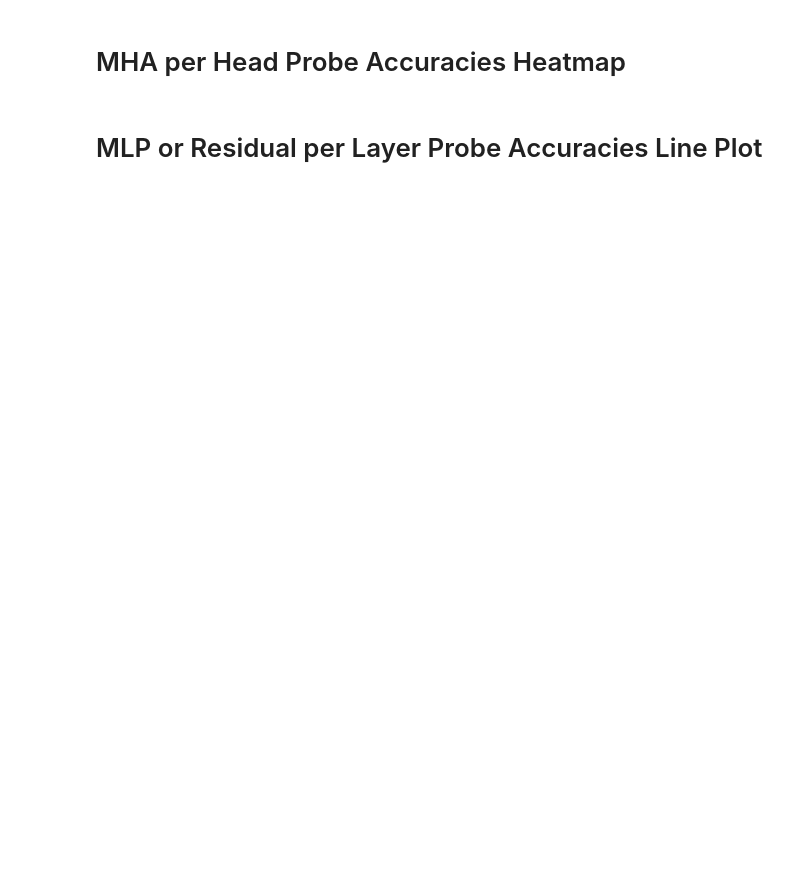
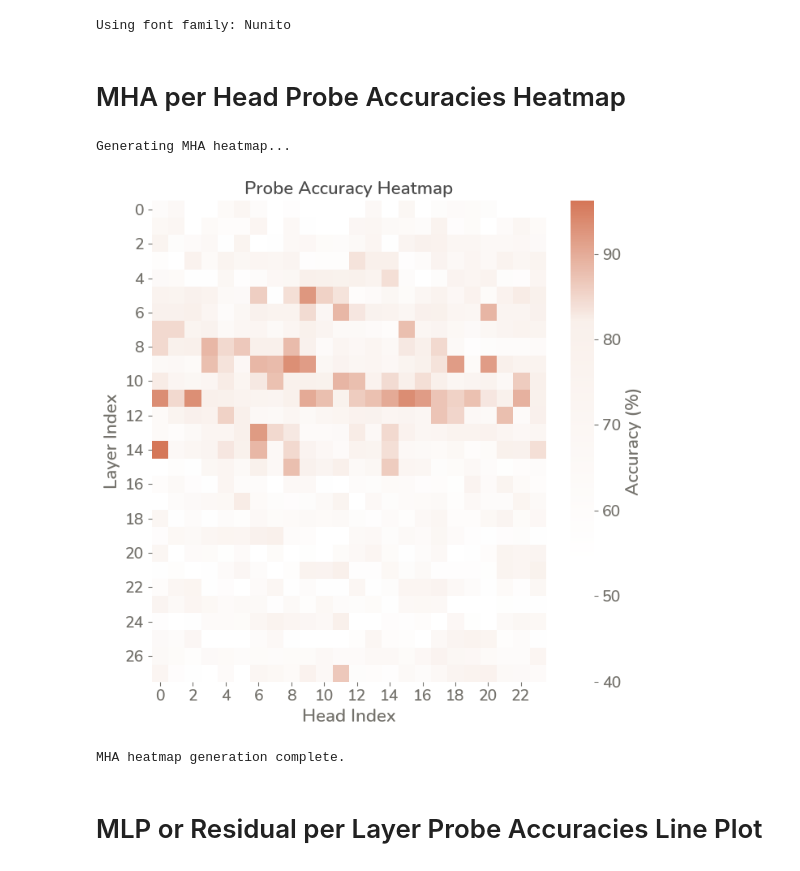
Before and after one commit to rifoagenadi/sycophancy, a Jupyter notebook: plots.ipynb, the cells around one changed output. Saved outputs shown, nothing was run; the diff lists cells and outputs as text; code cells hidden in the pictures; blank space fills up the shorter version.

```diff
--- a/plots.ipynb
+++ b/plots.ipynb
@@ -1,3 +1,23 @@
+# %%
+import matplotlib as mpl
+import matplotlib.font_manager as fm
+
+# 1) Point to your TTF exactly
+font_path = "nunito_600.ttf"
+
+# 2) Register the font so findfont can discover it
+fm.fontManager.addfont(font_path)
+
+# 3) Get the *actual* internal name from the file
+nunito_name = fm.FontProperties(fname=font_path).get_name()
+print("Using font family:", nunito_name)  # e.g., "Nunito" or "Nunito Regular" or "Nunito Sans"
+
+# 4) Tell Matplotlib to use that exact family name
+mpl.rcParams['font.family'] = nunito_name
+# (Optional) also set as sans-serif fallback so ticks, legends, etc. use it
+mpl.rcParams['font.sans-serif'] = [nunito_name]
+# %% [output]
+Using font family: Nunito
 # %% [markdown]
 # MHA per Head Probe Accuracies Heatmap
 # %%
@@ -288,30 +307,34 @@ def plot_mha_heatmap(accuracies, model_id, num_layers, num_heads,
 # %%
 import pickle as pkl
 
-model_id = 'gemma-3'
+model_id = 'llama-3.2'
 accuracies = pkl.load(open(f'linear_probe/trained_probe_sycophancy/{model_id}/accuracies_dict_mha.pkl', 'rb'))
 # accuracies = pkl.load(open(f'linear_probe/trained_probe/Qwen3-4B-Instruct-2507/accuracies_dict_mha.pkl', 'rb'))
 # accuracies = pkl.load(open(f'linear_probe/trained_probe/Llama-3.2-3B-Instruct/accuracies_dict_mha.pkl', 'rb'))
 if 'gemma' in model_id:
     NUM_HEADS = 8
     NUM_LAYERS = 34
 elif 'qwen-3' in model_id:
     NUM_HEADS = 36
     NUM_LAYERS = 32
 else: # Assuming Llama-like structure otherwise
     NUM_LAYERS = 28
     NUM_HEADS = 24
 
 # plot_mha_heatmap(accuracies, model_id, NUM_LAYERS, NUM_HEADS, sort_layer_accuracies=None, output_pdf_path=f'{model_id}_mha_heatmap.pdf', color_scheme="clusters")
 
 plot_mha_heatmap(
     accuracies=accuracies,
     model_id=model_id,
     num_layers=NUM_LAYERS,
     num_heads=NUM_HEADS,
     color_scheme='clusters',
     font_sizes={'xtick_rotation': 0}, # Smaller font for many rotated ticks,
-    output_pdf_path=f'{model_id}_mha_heatmap.pdf'
+    # output_pdf_path=f'{model_id}_mha_heatmap.png',
 )
+# %% [output]
+Generating MHA heatmap...
+[figure, added]
+MHA heatmap generation complete.
 # %% [markdown]
 # MLP or Residual per Layer Probe Accuracies Line Plot
```
Also changed, not shown: parts of 35 cells of this notebook, 11 other files.
